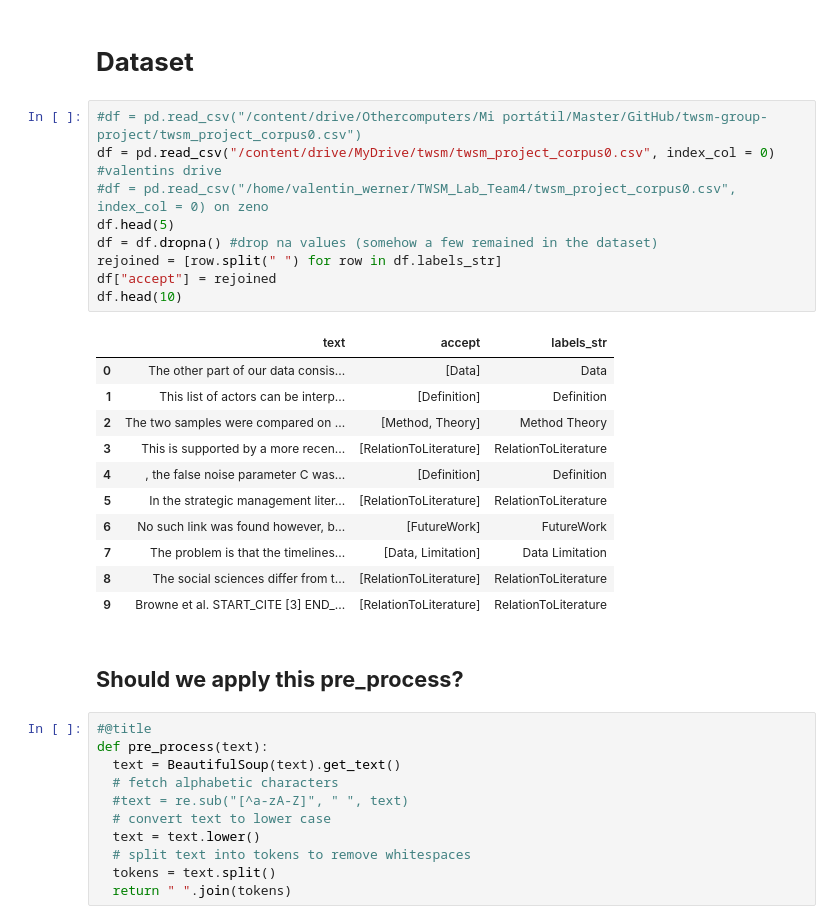
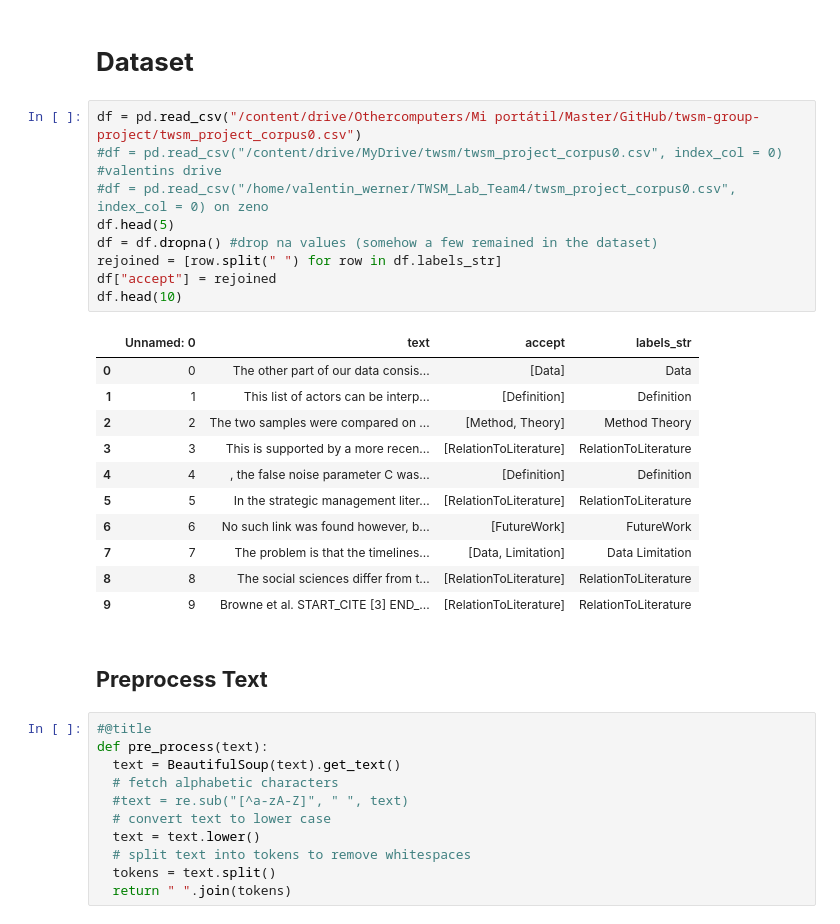
Before and after one commit to Rogerx98/twsm-group-project, a Jupyter notebook: SentenceBERT_keras.ipynb, the cells around one changed output. Cells and saved outputs as stored; diff of their text form.

```diff
--- a/SentenceBERT_keras.ipynb
+++ b/SentenceBERT_keras.ipynb
@@ -74,28 +74,28 @@ Mounted at /content/drive
 # %% [markdown]
 # **Dataset**
 # %%
-#df = pd.read_csv("/content/drive/Othercomputers/Mi portátil/Master/GitHub/twsm-group-project/twsm_project_corpus0.csv")
-df = pd.read_csv("/content/drive/MyDrive/twsm/twsm_project_corpus0.csv", index_col = 0) #valentins drive
+df = pd.read_csv("/content/drive/Othercomputers/Mi portátil/Master/GitHub/twsm-group-project/twsm_project_corpus0.csv")
+#df = pd.read_csv("/content/drive/MyDrive/twsm/twsm_project_corpus0.csv", index_col = 0) #valentins drive
 #df = pd.read_csv("/home/valentin_werner/TWSM_Lab_Team4/twsm_project_corpus0.csv", index_col = 0) on zeno
 df.head(5)
 df = df.dropna() #drop na values (somehow a few remained in the dataset)
 rejoined = [row.split(" ") for row in df.labels_str]
 df["accept"] = rejoined
 df.head(10)
 # %% [output]
-|  | text | accept | labels_str |
-| 0 | The other part of our data consis... | [Data] | Data |
-| 1 | This list of actors can be interp... | [Definition] | Definition |
-| 2 | The two samples were compared on ... | [Method, Theory] | Method Theory |
-| 3 | This is supported by a more recen... | [RelationToLiterature] | RelationToLiterature |
-| 4 | , the false noise parameter C was... | [Definition] | Definition |
-| 5 | In the strategic management liter... | [RelationToLiterature] | RelationToLiterature |
-| 6 | No such link was found however, b... | [FutureWork] | FutureWork |
-| 7 | The problem is that the timelines... | [Data, Limitation] | Data Limitation |
-| 8 | The social sciences differ from t... | [RelationToLiterature] | RelationToLiterature |
-| 9 | Browne et al. START_CITE [3] END_... | [RelationToLiterature] | RelationToLiterature |
+|  | Unnamed: 0 | text | accept | labels_str |
+| 0 | 0 | The other part of our data consis... | [Data] | Data |
+| 1 | 1 | This list of actors can be interp... | [Definition] | Definition |
+| 2 | 2 | The two samples were compared on ... | [Method, Theory] | Method Theory |
+| 3 | 3 | This is supported by a more recen... | [RelationToLiterature] | RelationToLiterature |
+| 4 | 4 | , the false noise parameter C was... | [Definition] | Definition |
+| 5 | 5 | In the strategic management liter... | [RelationToLiterature] | RelationToLiterature |
+| 6 | 6 | No such link was found however, b... | [FutureWork] | FutureWork |
+| 7 | 7 | The problem is that the timelines... | [Data, Limitation] | Data Limitation |
+| 8 | 8 | The social sciences differ from t... | [RelationToLiterature] | RelationToLiterature |
+| 9 | 9 | Browne et al. START_CITE [3] END_... | [RelationToLiterature] | RelationToLiterature |
-# %% [markdown]
-## **Should we apply this pre_process?**
+# %% [markdown]
+## **Preprocess Text**
 # %%
 #@title
 def pre_process(text):
```
Also changed, not shown: parts of 17 cells of this notebook.
